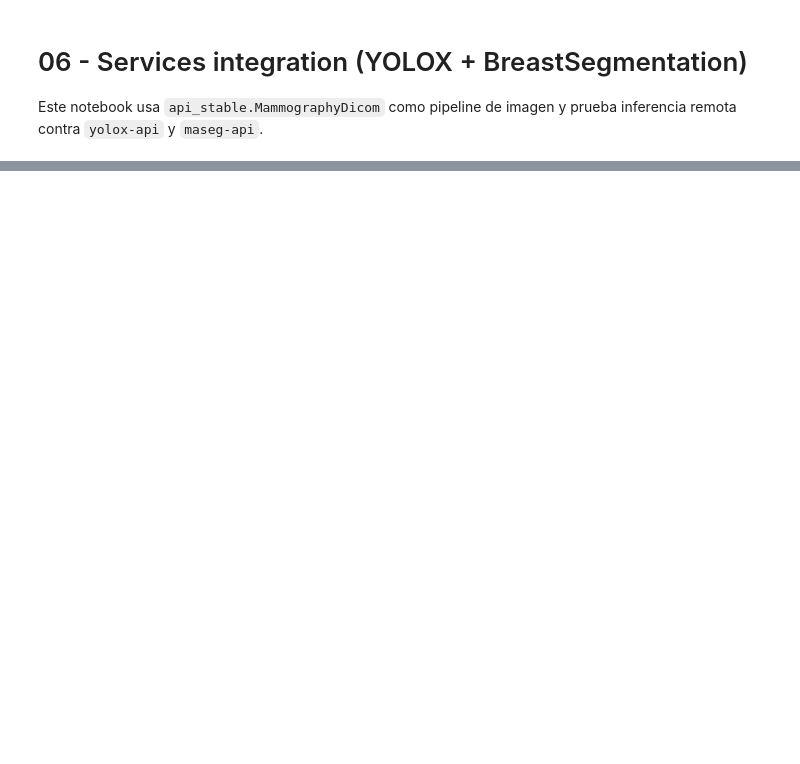
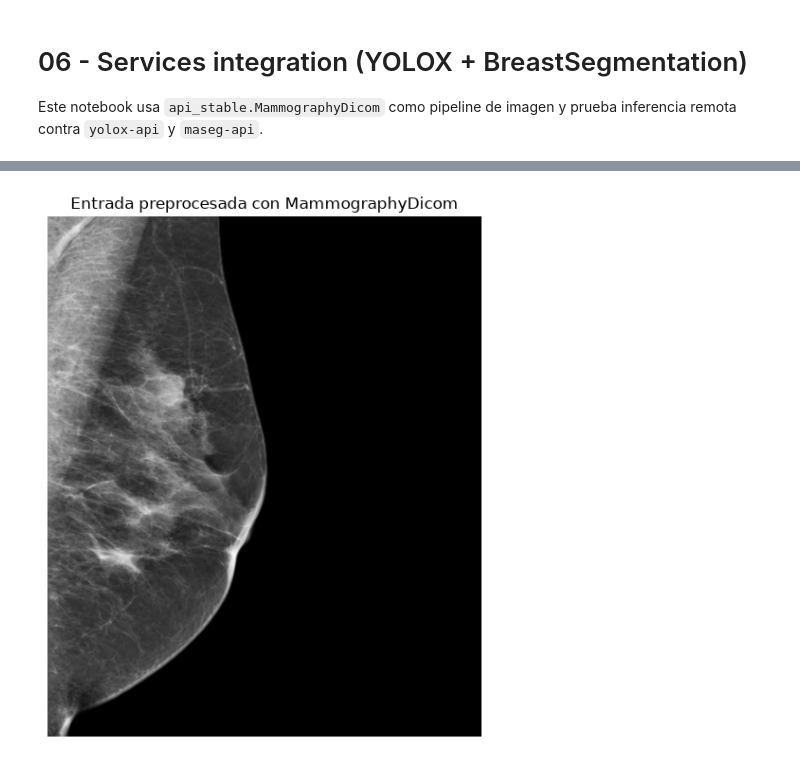
Before and after one commit to eloygarcia/Preprocessing, a Jupyter notebook: notebooks_api/06_services_yolox_breastsegmentation.ipynb, the cells around one changed output, grey strips where cells are left out. Drawn from its saved outputs; the diff is of its cells as text; code cells hidden in the pictures; blank space fills up the shorter version.

```diff
--- a/notebooks_api/06_services_yolox_breastsegmentation.ipynb
+++ b/notebooks_api/06_services_yolox_breastsegmentation.ipynb
@@ -34,9 +67,11 @@ print('History:', mammo.image.get_history())
 # %%
 fig, ax = plt.subplots(1, 1, figsize=(6, 6))
-ax.imshow(image_uint8, cmap='gray')
+ax.imshow(arr, cmap='gray')
 ax.set_title('Entrada preprocesada con MammographyDicom')
 ax.axis('off')
 plt.tight_layout()
+# %% [output]
+[figure, added]
 # %%
 in_docker = Path('/.dockerenv').exists()
 default_yolox = 'http://yolox-api:8001' if in_docker else 'http://localhost:8001'
```
Also changed, not shown: parts of 10 cells of this notebook, 15 other files.
